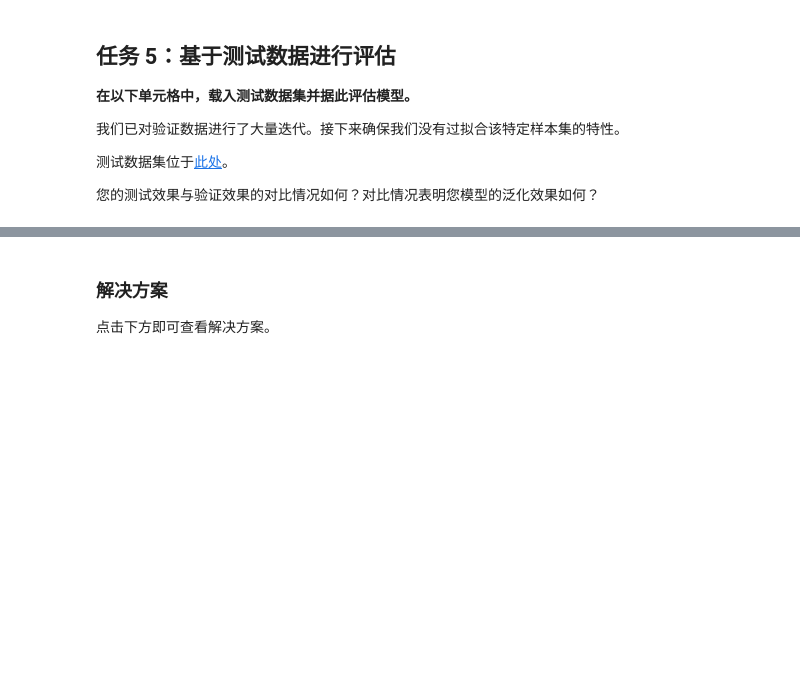
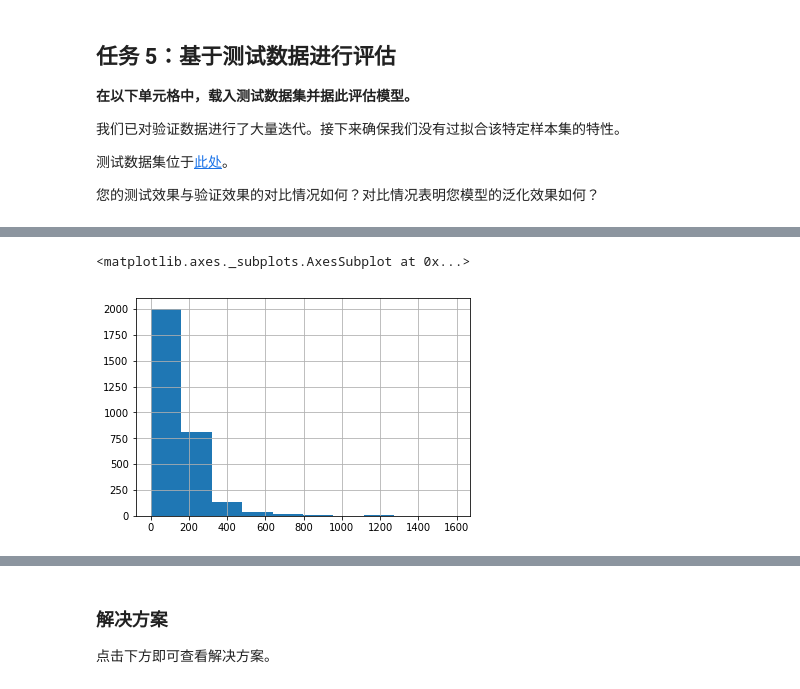
Before and after one commit to Baileyswu/google-tensorflow-tutor, a Jupyter notebook: 4. validation.ipynb, the cells around one changed output, grey strips where cells are left out. Cells and saved outputs as stored; diff of their text form; code cells hidden in the pictures; blank space fills up the shorter version.

```diff
--- a/4. validation.ipynb
+++ b/4. validation.ipynb
@@ -647,0 +705,5 @@ california_housing_test_data = pd.read_csv("https://download.mlcc.google.cn/mled
+# %%
+result['predictions'].hist()
+# %% [output]
+<matplotlib.axes._subplots.AxesSubplot at 0x...>
+[figure, added]
```
Also changed, not shown: parts of 12 cells of this notebook.
